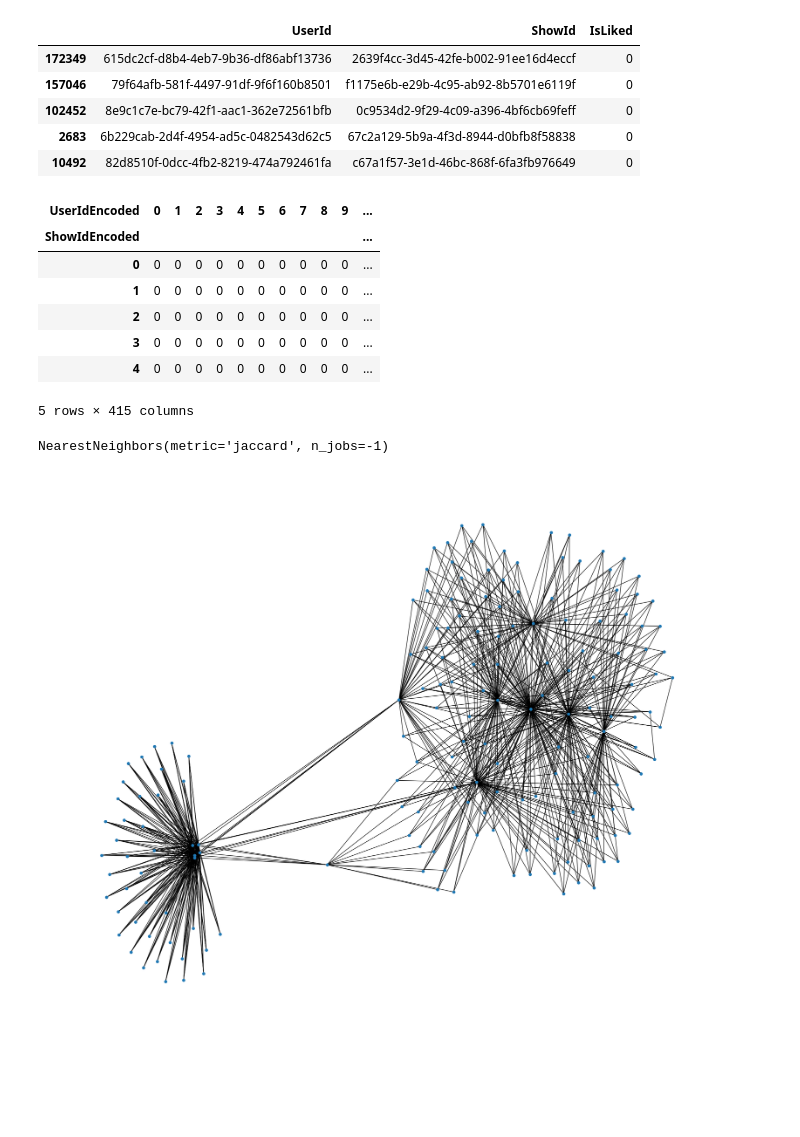
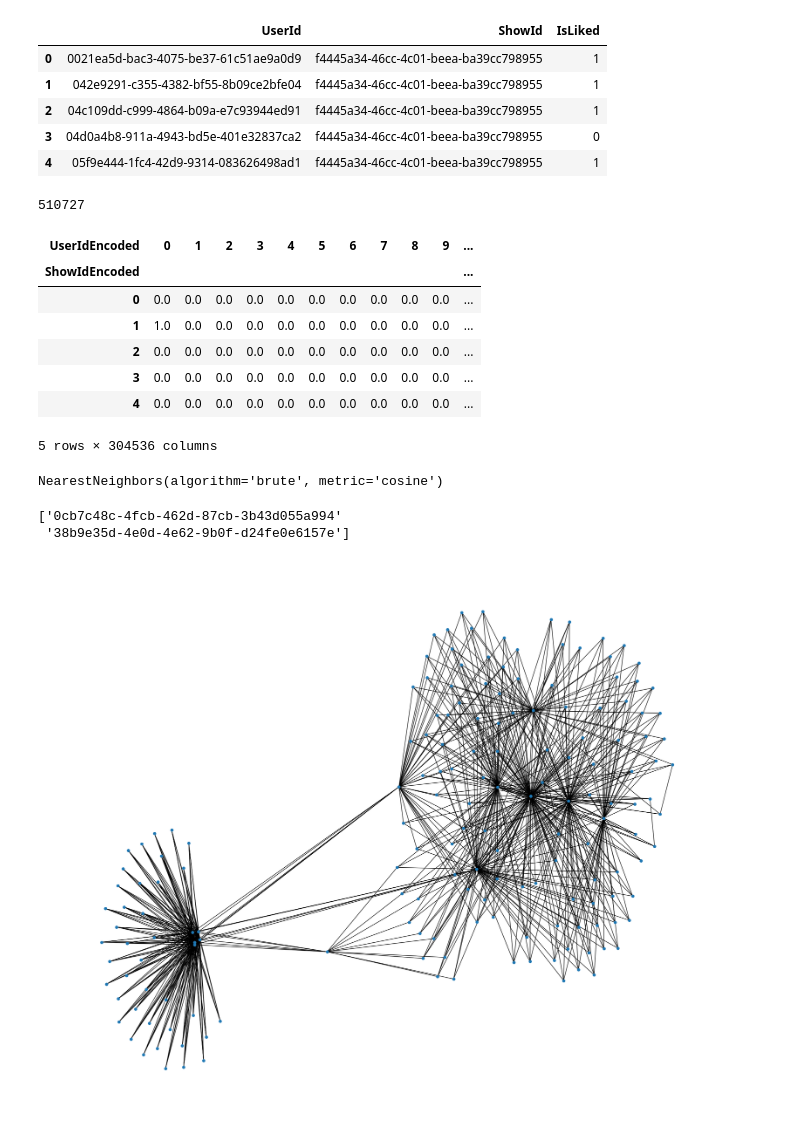
Before and after one commit to laaksomavrick/canihasashowplz, a Jupyter notebook: model_training/model.ipynb, the cells around one changed output. Cells and saved outputs as stored; diff of their text form; code cells hidden in the pictures; blank space fills up the shorter version.

Commit message:
Tentative model improvements

```diff
--- a/model_training/model.ipynb
+++ b/model_training/model.ipynb
@@ -1,20 +1,26 @@
 # %%
 from model_training.data import get_ratings_data, stratify_ratings_data
 
-rating_bucket_name = "canihaveatvshowplz-staging-ratingsexport"
-rating_file_name = "ratings-1.0.0.csv"
+rating_bucket_name = "canihaveatvshowplz-prod-ratingsexport"
+rating_file_name = "ratings-1.csv"
 
 ratings_df = get_ratings_data(rating_bucket_name, rating_file_name)
-train_set, test_set = stratify_ratings_data(ratings_df)
+# We should generally stratify our data for training to get a test set, however, I want to set up a different heuristic
+# for evaluating performance (user like/user dislike)
+# train_set, test_set = stratify_ratings_data(ratings_df)
 
-train_set.head()
+ratings_df.head()
 # %% [output]
 |  | UserId | ShowId | IsLiked |
-| 172349 | 615dc2cf-d8b4-4eb7-9b36-df86abf13736 | 2639f4cc-3d45-42fe-b002-91ee16d4eccf | 0 |
-| 157046 | 79f64afb-581f-4497-91df-9f6f160b8501 | f1175e6b-e29b-4c95-ab92-8b5701e6119f | 0 |
-| 102452 | 8e9c1c7e-bc79-42f1-aac1-362e72561bfb | 0c9534d2-9f29-4c09-a396-4bf6cb69feff | 0 |
-| 2683 | 6b229cab-2d4f-4954-ad5c-0482543d62c5 | 67c2a129-5b9a-4f3d-8944-d0bfb8f58838 | 0 |
-| 10492 | 82d8510f-0dcc-4fb2-8219-474a792461fa | c67a1f57-3e1d-46bc-868f-6fa3fb976649 | 0 |
+| 0 | 0021ea5d-bac3-4075-be37-61c51ae9a0d9 | f4445a34-46cc-4c01-beea-ba39cc798955 | 1 |
+| 1 | 042e9291-c355-4382-bf55-8b09ce2bfe04 | f4445a34-46cc-4c01-beea-ba39cc798955 | 1 |
+| 2 | 04c109dd-c999-4864-b09a-e7c93944ed91 | f4445a34-46cc-4c01-beea-ba39cc798955 | 1 |
+| 3 | 04d0a4b8-911a-4943-bd5e-401e32837ca2 | f4445a34-46cc-4c01-beea-ba39cc798955 | 0 |
+| 4 | 05f9e444-1fc4-42d9-9314-083626498ad1 | f4445a34-46cc-4c01-beea-ba39cc798955 | 1 |
+# %%
+print(len(ratings_df))
+# %% [output]
+510727
 # %%
 from model_training.pipelines import get_knn_graph_pipeline
 from sklearn.preprocessing import LabelEncoder
@@ -23,24 +29,24 @@ label_encoder = LabelEncoder()
 
 pipeline = get_knn_graph_pipeline(label_encoder=label_encoder)
 
-df = pipeline.fit_transform(train_set)
+df = pipeline.fit_transform(ratings_df)
 transposed_df = df.T
 
 transposed_df.head()
 # %% [output]
 | UserIdEncoded | 0 | 1 | 2 | 3 | 4 | 5 | 6 | 7 | 8 | 9 | ... |
 | ShowIdEncoded |  |  |  |  |  |  |  |  |  |  | ... |
-| 0 | 0 | 0 | 0 | 0 | 0 | 0 | 0 | 0 | 0 | 0 | ... |
-| 1 | 0 | 0 | 0 | 0 | 0 | 0 | 0 | 0 | 0 | 0 | ... |
-| 2 | 0 | 0 | 0 | 0 | 0 | 0 | 0 | 0 | 0 | 0 | ... |
-| 3 | 0 | 0 | 0 | 0 | 0 | 0 | 0 | 0 | 0 | 0 | ... |
-| 4 | 0 | 0 | 0 | 0 | 0 | 0 | 0 | 0 | 0 | 0 | ... |
+| 0 | 0.0 | 0.0 | 0.0 | 0.0 | 0.0 | 0.0 | 0.0 | 0.0 | 0.0 | 0.0 | ... |
+| 1 | 1.0 | 0.0 | 0.0 | 0.0 | 0.0 | 0.0 | 0.0 | 0.0 | 0.0 | 0.0 | ... |
+| 2 | 0.0 | 0.0 | 0.0 | 0.0 | 0.0 | 0.0 | 0.0 | 0.0 | 0.0 | 0.0 | ... |
+| 3 | 0.0 | 0.0 | 0.0 | 0.0 | 0.0 | 0.0 | 0.0 | 0.0 | 0.0 | 0.0 | ... |
+| 4 | 0.0 | 0.0 | 0.0 | 0.0 | 0.0 | 0.0 | 0.0 | 0.0 | 0.0 | 0.0 | ... |
-5 rows × 415 columns
+5 rows × 304536 columns
 # %%
 from sklearn.neighbors import NearestNeighbors
 
 
-model = NearestNeighbors(n_neighbors=5, metric="jaccard", n_jobs=-1)
+model = NearestNeighbors(n_neighbors=5, metric="cosine", algorithm="brute")
 model.fit(transposed_df)
 # %% [output]
-NearestNeighbors(metric='jaccard', n_jobs=-1)
+NearestNeighbors(algorithm='brute', metric='cosine')
@@ -47,3 +92,21 @@ NearestNeighbors(metric='jaccard', n_jobs=-1)
+# %%
+show_ids = [
+    "21e62709-a428-4e7a-8003-69754848fec7", # The Wire
+    "4092f3aa-5f1d-4128-927b-81bb28be9b15", # The Sopranos
+]
+
+label_encoder = LabelEncoder()
+label_encoder.fit_transform(ratings_df['ShowId'])
+encoded_show_ids = label_encoder.transform(show_ids)
+
+recommended_shows = predict_nearest_neighbor(encoded_show_ids, model, transposed_df.T)
+
+decoded_recommended_shows = label_encoder.inverse_transform(recommended_shows)
+
+print(decoded_recommended_shows)
+# %% [output]
+['0cb7c48c-4fcb-462d-87cb-3b43d055a994'
+ '38b9e35d-4e0d-4e62-9b0f-d24fe0e6157e']
 # %%
 from model_training.graph import generate_graph
 
```
Also changed, not shown: parts of 3 cells of this notebook, 1 other file.
